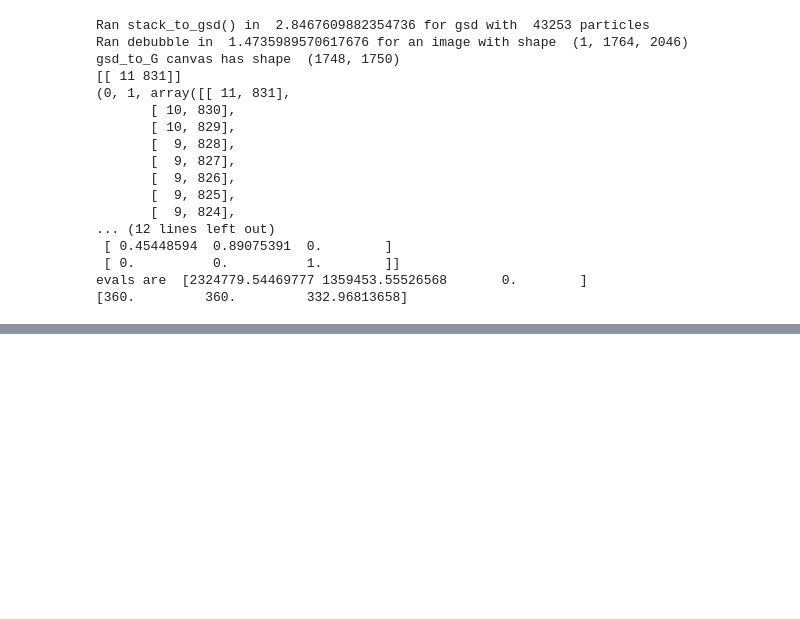
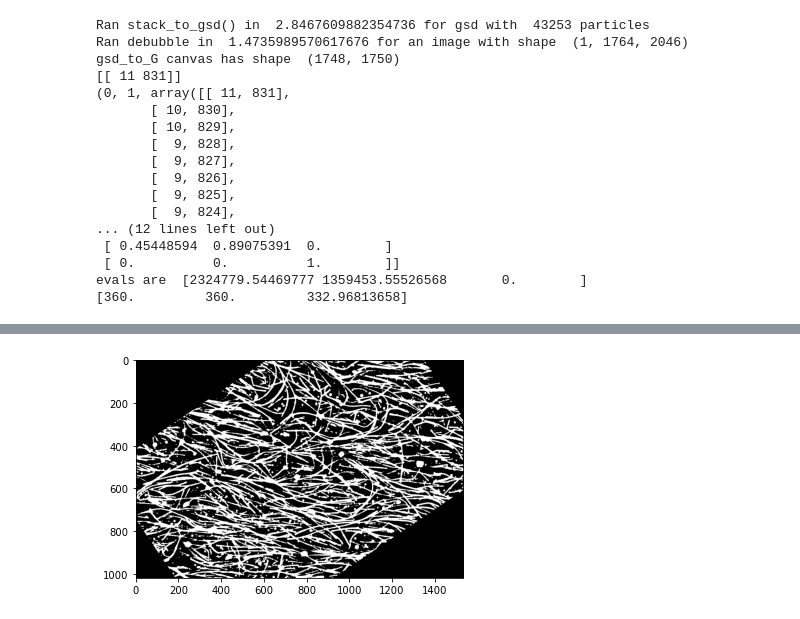
Before and after one commit to compass-stc/StructuralGT, a Jupyter notebook: StructuralGT/AnisotropyDetection.ipynb, the cells around one changed output, grey strips where cells are left out. Drawn from its saved outputs; the diff is of its cells as text; code cells hidden in the pictures; blank space fills up the shorter version.

```diff
--- a/StructuralGT/AnisotropyDetection.ipynb
+++ b/StructuralGT/AnisotropyDetection.ipynb
@@ -519,0 +622,16 @@ dir(base)
+# %%
+names = {
+    #"Rx=72Ry=79":['009','010','011','012','013','019','020','021','022','023'],
+    #"Rx=95Ry=91":['009','010','011','012','013','014'],
+    #"Rx=159Ry=169":['006','007','008','009','010','011','012','013','005'],
+    "Rx=244Ry=229":['002','003','004','005','006','007','008','009','010','011']
+}
+
+"""
+names = {
+    "Rx=72Ry=79":['009','010','011'],
+    "Rx=95Ry=91":['009','010','011'],
+    "Rx=159Ry=169":['006','007','008'],
+    "Rx=244Ry=229":['002','003','004']
+}
+"""
@@ -556,0 +839,77 @@ implicit data copy when writing chunk: log/particles/P
+# %%
+img_list = []
+flow_vector_list = []
+evals_list = []
+O=[]
+r_list=[]
+
+#name = 'TestData/AgNWN_iso/LargeSet/100s/010'
+#name = 'TestData/AgNWN_Aligned/GT_Subset/100_020'
+#name = 'TestData/AgNWN_iso/LargeSet/30s/011'
+#img_options = {"Thresh_method":1, "gamma": 0.33, "md_filter": 0, "g_blur": 1,"autolvl": 0, "fg_color":0, "laplacian": 0, "scharr": 0, "sobel": 0,"lowpass": 0, "asize": 203, "bsize": 11, "wsize": 10, "thresh": 70}
+N = network.ResistiveNetwork(name)
+N.binarize()
+crop=central_square(cv.imread(N.stack_dir+'/slice0.tiff'))
+#N.stack_to_circular_gsd(360)
+N.stack_to_gsd(crop=[0,1000,0,1000], debubble=[disk(2)])
+N.G_u(weight_type=['Resistance','Conductance'])
+N.Gr = base.sub_G(N.Gr)
+base.G_to_gsd(N.Gr, N.stack_dir + '/measuring_graph.gsd')
+
+A = base.gyration_moments_3(N.Gr,sampling=0.2)
+
+from scipy.spatial.transform import Rotation as R
+evals,rot_mat = np.linalg.eig(A)
+
+#Get angle
+r = R.from_matrix(rot_mat)
+angle = -r.as_rotvec(degrees=True)
+"""
+#Reverse
+#r = R.from_rotvec(angle)
+#rot_mat = r.as_matrix()
+
+N = network.ResistiveNetwork(name)
+#N.stack_to_gsd(crop=central_square(cv.imread(N.stack_dir+'/slice0.tiff')), debubble=[disk(2)], rotate=r[2])
+N.stack_to_gsd(crop=crop, debubble=[disk(2)], rotate=angle[2])
+#N.stack_to_circular_gsd(360, rotate=angle[2])
+N.G_u(weight_type=['Resistance','Conductance'])
+base.G_to_gsd(N.Gr, N.stack_dir + '/aligned_graph.gsd')
+A1 = base.gyration_moments_3(N.Gr,sampling=0.2)
+
+N = network.ResistiveNetwork(name)
+#N.stack_to_gsd(crop=central_square(cv.imread(N.stack_dir+'/slice0.tiff')), debubble=[disk(2)], rotate=r[2])
+N.stack_to_gsd(crop=crop, debubble=[disk(2)], rotate=angle[2]+90)
+#N.stack_to_circular_gsd(360, rotate=angle[2]+90)
+N.G_u(weight_type=['Resistance','Conductance'])
+base.G_to_gsd(N.Gr, N.stack_dir + '/aligned_graph_90.gsd')
+A2 = base.gyration_moments_3(N.Gr,sampling=0.2)
+
+
+if A1[0][0]<A[0][0]:
+    print('got shorter...')
+    if A1[0][0]<A2[0][0]:
+        print('...because I became horizontal')
+        final = angle[2]
+    elif A2[0][0]<A[0][0]:
+        print('...because I was vertical')
+        final = 90
+elif A1[0][0]>A[0][0]:
+    print('got longer...')
+    if A2[0][0]>A[0][0]:
+        print('...because I was horizontal')
+        final = None
+    elif A1[0][0] > A2[0][0]:
+        print('...because I became vertical')
+        final = angle[2]+90
+"""
+#flow_vector = rot_mat[0]
+if angle[2] < 0: angle = angle + 360
+
+img_bin = cv.imread(N.stack_dir+'/slice0.tiff') #Original image
+image_center = tuple(np.array(img_bin.shape[1::-1]) / 2)
+rot_mat2D = cv.getRotationMatrix2D(image_center, angle[2], 1.0)
+rot_img = cv.warpAffine(img_bin, rot_mat2D, img_bin.shape[1::-1], flags=cv.INTER_LINEAR)
+plt.imshow(rot_img)
+plt.show()
+# %% [output]
@@ -556,0 +934 @@ implicit data copy when writing chunk: log/particles/P
+[figure, added]
```
Also changed, not shown: parts of 27 cells of this notebook, 1 other file.
